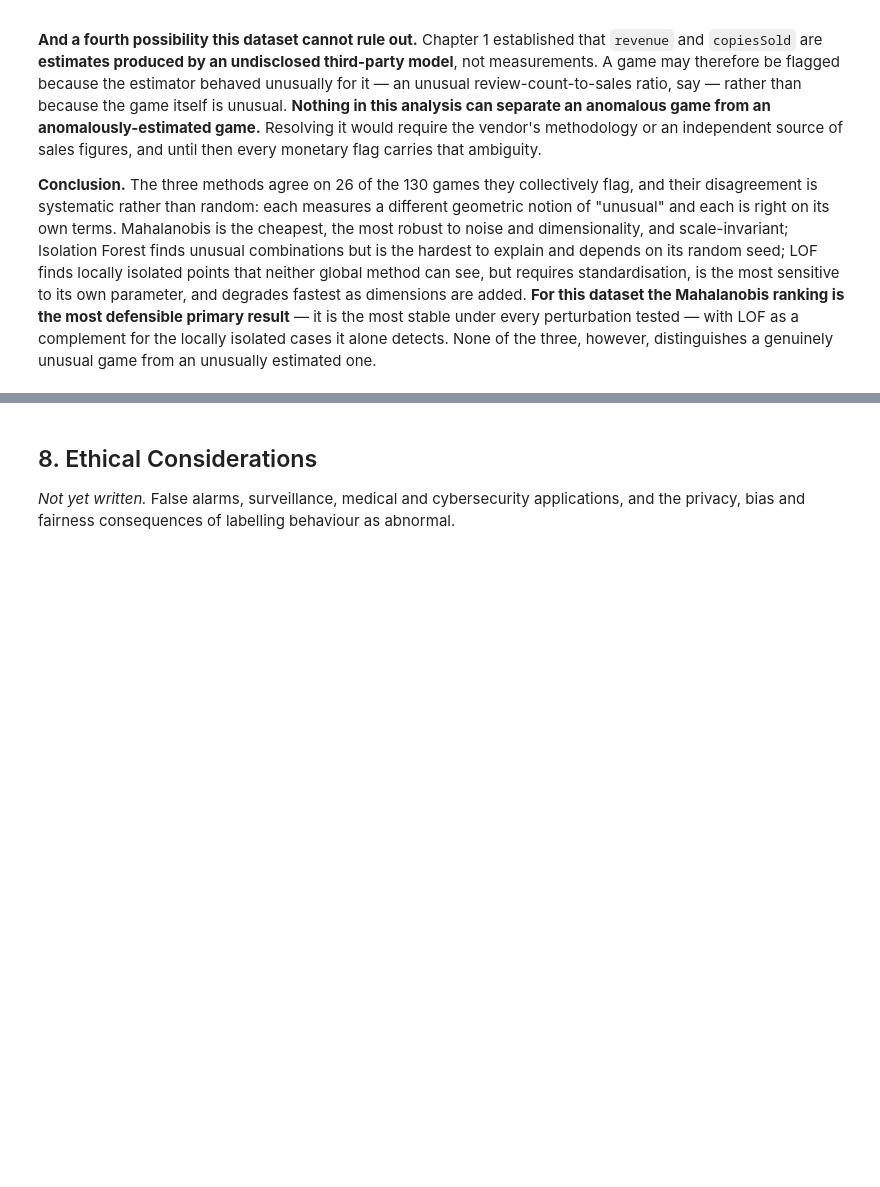
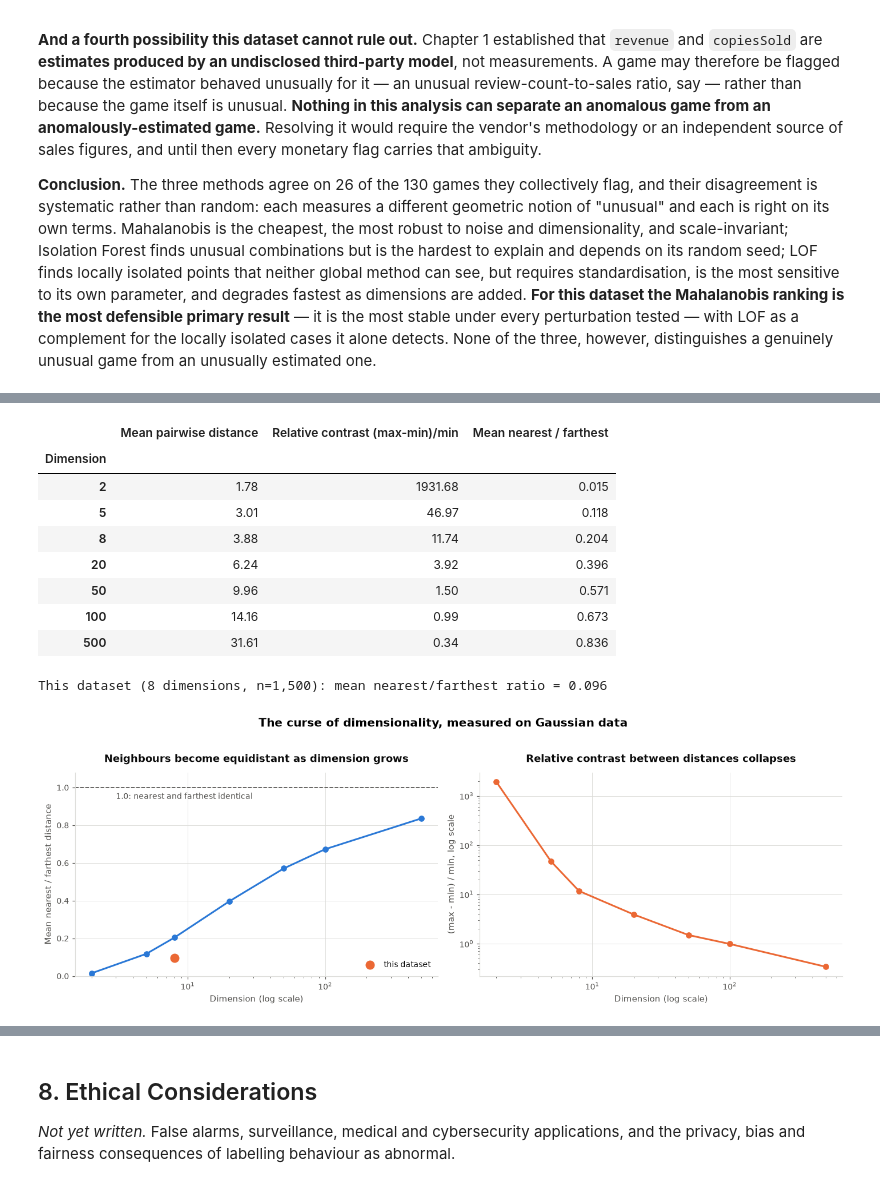
Before and after one commit to shonmazon/Data_Science, a Jupyter notebook: assignment3-unsupervised/notebooks/steam_unsupervised.ipynb, the cells around one changed output, grey strips where cells are left out. Cells and saved outputs as stored; diff of their text form; code cells hidden in the pictures; blank space fills up the shorter version.

```diff
--- a/assignment3-unsupervised/notebooks/steam_unsupervised.ipynb
+++ b/assignment3-unsupervised/notebooks/steam_unsupervised.ipynb
@@ -2528,0 +2533,26 @@ a genuinely unusual game from an unusually estimated one.
+# %%
+from unsupervised.reflection import (
+    distance_concentration,
+    observed_contrast,
+    projection_distortion,
+)
+from unsupervised.plots import plot_distance_concentration, plot_projection_distortion
+
+concentration = distance_concentration()
+measured = observed_contrast(scaled_matrix)
+display(concentration)
+print(f"This dataset (8 dimensions, n={len(scaled_matrix):,}): "
+      f"mean nearest/farthest ratio = {measured:.3f}")
+display(plot_distance_concentration(concentration, measured, scaled_matrix.shape[1]))
+# %% [output]
+|  | Mean pairwise distance | Relative contrast (max-min)/min | Mean nearest / farthest |
+| Dimension |  |  |  |
+| 2 | 1.78 | 1931.68 | 0.015 |
+| 5 | 3.01 | 46.97 | 0.118 |
+| 8 | 3.88 | 11.74 | 0.204 |
+| 20 | 6.24 | 3.92 | 0.396 |
+| 50 | 9.96 | 1.50 | 0.571 |
+| 100 | 14.16 | 0.99 | 0.673 |
+| 500 | 31.61 | 0.34 | 0.836 |
+This dataset (8 dimensions, n=1,500): mean nearest/farthest ratio = 0.096
+[figure, added]
```
Also changed, not shown: parts of 13 cells of this notebook, 2 other files.
